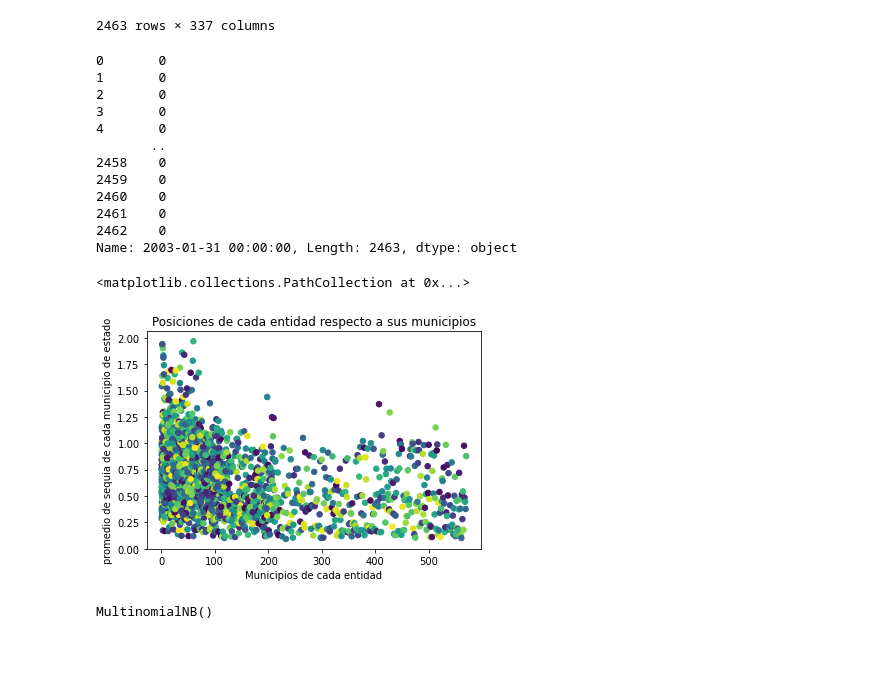
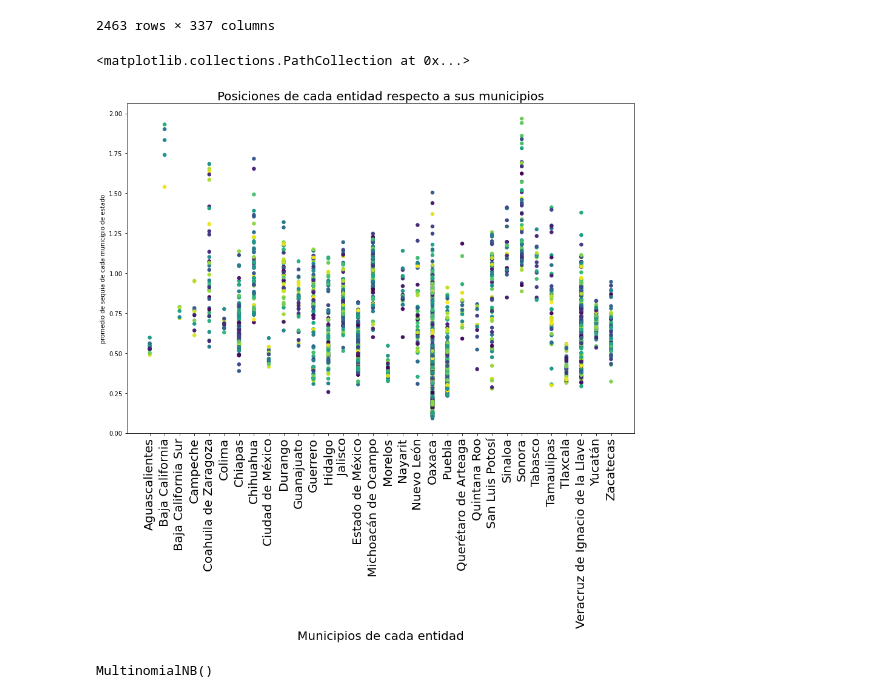
Before and after one commit to urielMontenegro1/datos_de_sequias, a Jupyter notebook: sequias_proyecto.ipynb, the cells around one changed output. Drawn from its saved outputs; the diff is of its cells as text; code cells hidden in the pictures; blank space fills up the shorter version.

```diff
--- a/sequias_proyecto.ipynb
+++ b/sequias_proyecto.ipynb
@@ -17,7 +17,7 @@ sequias_df.head(5)
 | 4 | 1005 | 1 | 5 | Jesús María | Aguascalientes | Lerma Santiago Pacífico | VIII | Rio Santiago | 16 | ... |
 5 rows × 345 columns
 # %%
-sequias_df3=sequias_df['CVE_MUN']
+sequias_df3=sequias_df['ENTIDAD']
 # %%
 sequias_df.info()
 # %% [output]
@@ -262,34 +318,21 @@ sequias_df2
 | 2461 | 0 | 0 | 0 | 1 | ... |
 | 2462 | 0 | 0 | 0 | 0 | ... |
 2463 rows × 337 columns
-# %%
-sequias_df2.iloc[:,0]
-# %% [output]
-0       0
-1       0
-2       0
-3       0
-4       0
-       ..
-2458    0
-2459    0
-2460    0
-2461    0
-2462    0
-Name: 2003-01-31 00:00:00, Length: 2463, dtype: object
 # %%
 # size and color:
+plt.figure(figsize=(15,10))
 
-plt.title('Posiciones de cada entidad respecto a sus municipios')
-plt.xlabel('Municipios de cada entidad')
+plt.title('Posiciones de cada entidad respecto a sus municipios',fontsize=20)
+plt.xlabel('Municipios de cada entidad',fontsize=20)
+plt.xticks(fontsize=20,rotation=90)
 plt.ylabel('promedio de sequia de cada municipio de estado')
+
 #sizes = np.random.uniform(15, 80, len(sequias_df['CVE_ENT']))
-colors = np.random.uniform(0,1, len(sequias_df['CVE_MUN']))
-#plt.scatter(sequias_df['CVE_MUN'],sequias_df2.iloc[:,0],s=30, c =colors)
-plt.scatter(sequias_df['CVE_MUN'],lista3,s=30, c =colors)
+colors = np.random.uniform(0,1, len(sequias_df3))
+plt.scatter(sequias_df3,lista3,s=30, c =colors)
 # %% [output]
 <matplotlib.collections.PathCollection at 0x...>
-[figure, old version]
+[figure, new version]
 # %%
 import csv
 
```
Also changed, not shown: parts of 28 cells of this notebook.
